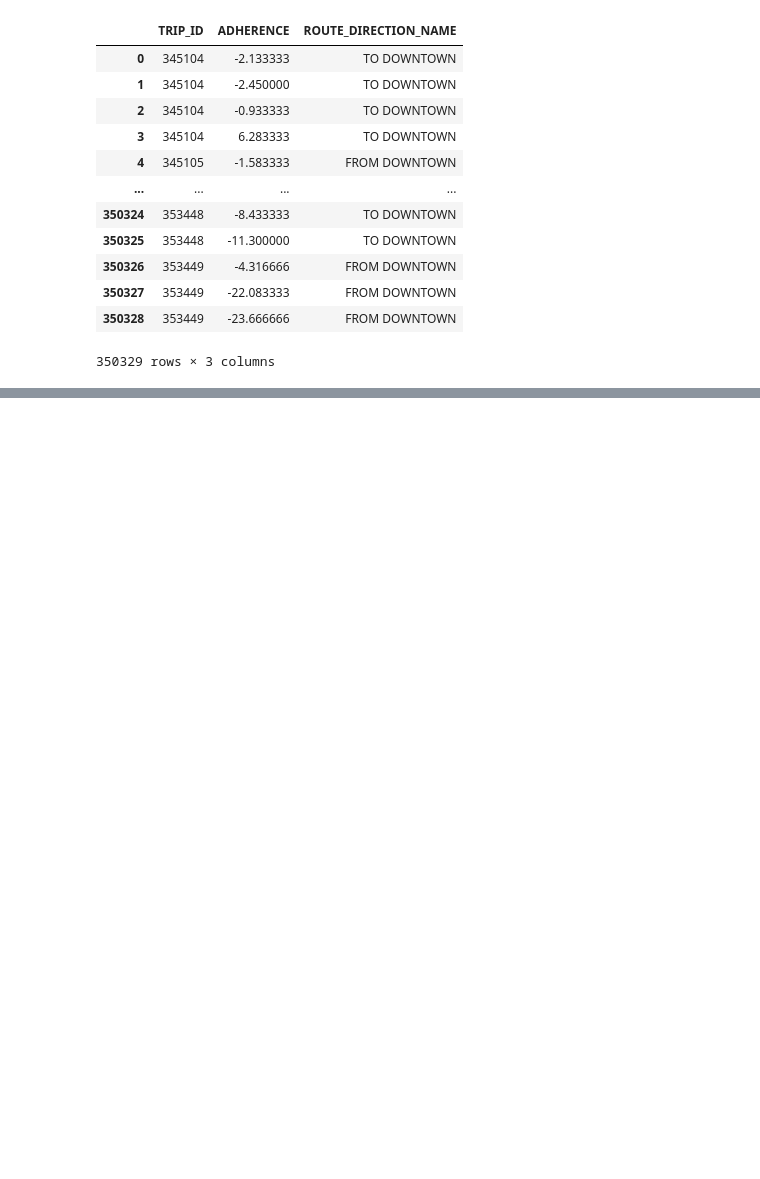
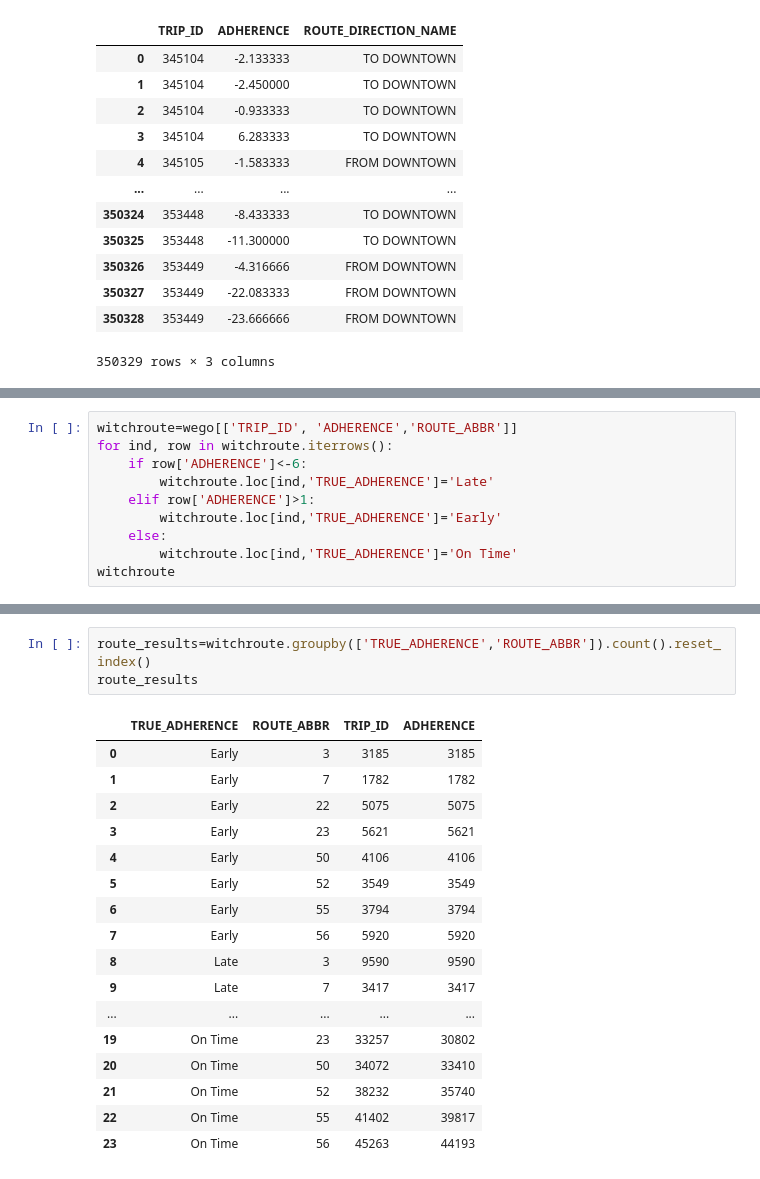
Before and after one commit to NewForce-Cohort-11-Data/wego-good-wheel-hunting, a Jupyter notebook: notebooks/WeGo Data Introduction.ipynb, the cells around one changed output, grey strips where cells are left out. Drawn from its saved outputs; the diff is of its cells as text; blank space fills up the shorter version.

```diff
--- a/notebooks/WeGo Data Introduction.ipynb
+++ b/notebooks/WeGo Data Introduction.ipynb
@@ -292,0 +292,10 @@ See the caveats in the documentation: https://pandas.pydata.org/pandas-docs/stab
+# %%
+witchroute=wego[['TRIP_ID', 'ADHERENCE','ROUTE_ABBR']]
+for ind, row in witchroute.iterrows():
+    if row['ADHERENCE']<-6:
+        witchroute.loc[ind,'TRUE_ADHERENCE']='Late'
+    elif row['ADHERENCE']>1:
+        witchroute.loc[ind,'TRUE_ADHERENCE']='Early'
+    else:
+        witchroute.loc[ind,'TRUE_ADHERENCE']='On Time'
+witchroute
@@ -292,0 +321,21 @@ See the caveats in the documentation: https://pandas.pydata.org/pandas-docs/stab
+# %%
+route_results=witchroute.groupby(['TRUE_ADHERENCE','ROUTE_ABBR']).count().reset_index()
+route_results
+# %% [output]
+|  | TRUE_ADHERENCE | ROUTE_ABBR | TRIP_ID | ADHERENCE |
+| 0 | Early | 3 | 3185 | 3185 |
+| 1 | Early | 7 | 1782 | 1782 |
+| 2 | Early | 22 | 5075 | 5075 |
+| 3 | Early | 23 | 5621 | 5621 |
+| 4 | Early | 50 | 4106 | 4106 |
+| 5 | Early | 52 | 3549 | 3549 |
+| 6 | Early | 55 | 3794 | 3794 |
+| 7 | Early | 56 | 5920 | 5920 |
+| 8 | Late | 3 | 9590 | 9590 |
+| 9 | Late | 7 | 3417 | 3417 |
+| ... | ... | ... | ... | ... |
+| 19 | On Time | 23 | 33257 | 30802 |
+| 20 | On Time | 50 | 34072 | 33410 |
+| 21 | On Time | 52 | 38232 | 35740 |
+| 22 | On Time | 55 | 41402 | 39817 |
+| 23 | On Time | 56 | 45263 | 44193 |
```
Also changed, not shown: parts of 10 cells of this notebook.
